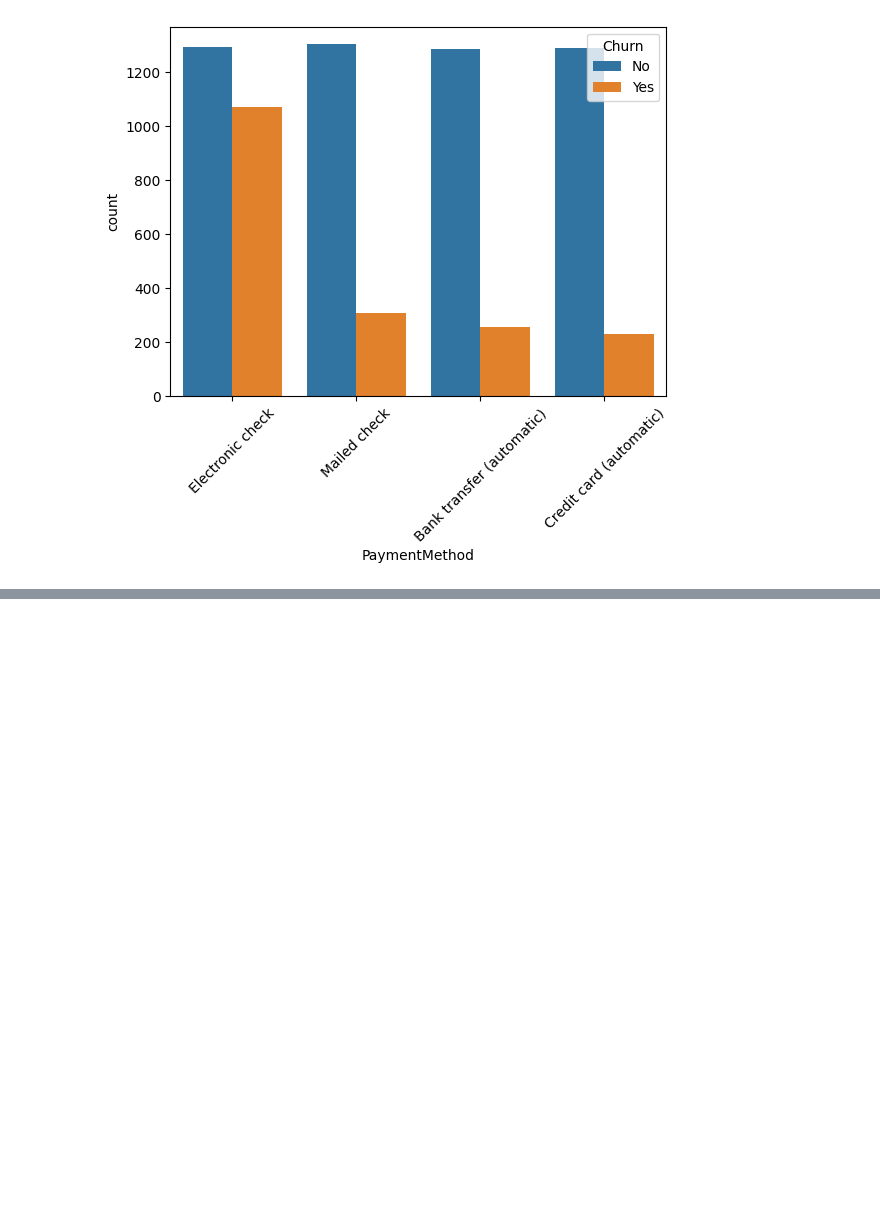
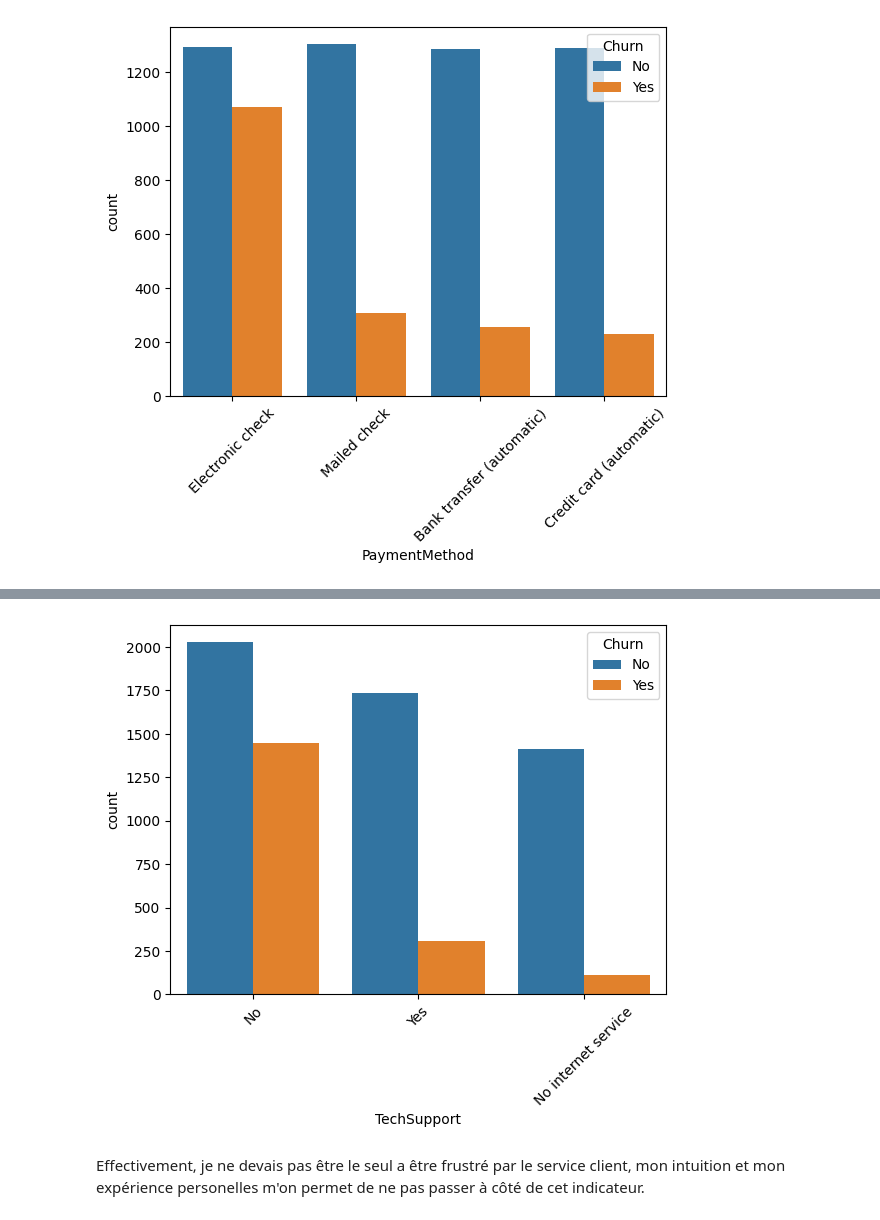
Before and after one commit to JD-datascience-ia/churn-prediction, a Jupyter notebook: notebooks/chrun_analysis.ipynb, the cells around one changed output, grey strips where cells are left out. Drawn from its saved outputs; the diff is of its cells as text; code cells hidden in the pictures; blank space fills up the shorter version.

```diff
--- a/notebooks/chrun_analysis.ipynb
+++ b/notebooks/chrun_analysis.ipynb
@@ -134,0 +153,8 @@ plt.show()
+# %%
+sns.countplot(data=df, x="TechSupport", hue="Churn")
+plt.xticks(rotation=45)
+plt.show()
+# %% [output]
+[figure, added]
+# %% [markdown]
+Effectivement, je ne devais pas être le seul a être frustré par le service client, mon intuition et mon expérience personelles m'on permet de ne pas passer à côté de cet indicateur.
```
Also changed, not shown: parts of 6 cells of this notebook.
